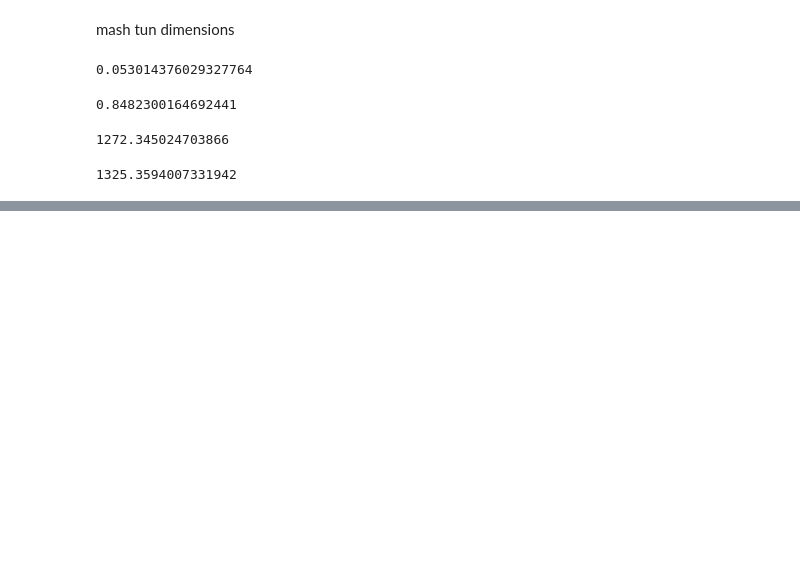
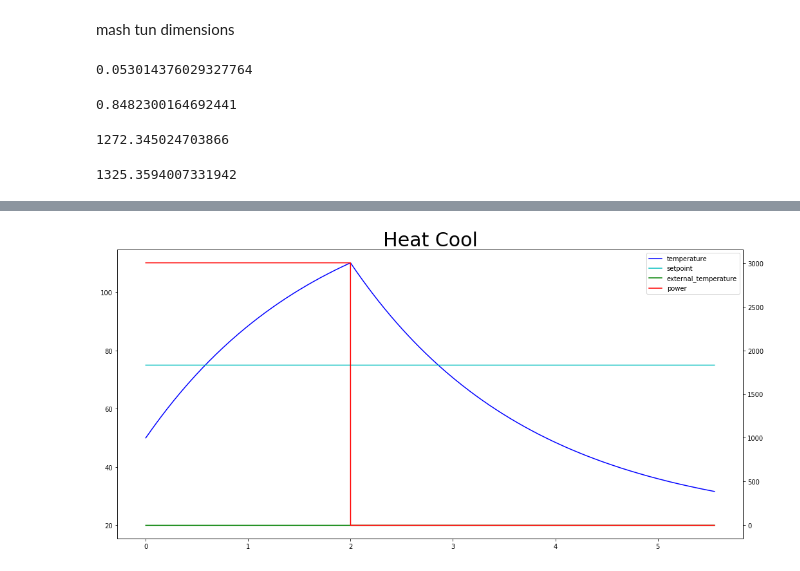
Before and after one commit to mabrek/controllers-2018, a Jupyter notebook: controllers.ipynb, the cells around one changed output, grey strips where cells are left out. Saved outputs shown, nothing was run; the diff lists cells and outputs as text; code cells hidden in the pictures; blank space fills up the shorter version.

```diff
--- a/controllers.ipynb
+++ b/controllers.ipynb
@@ -102,0 +102,10 @@ ani.save("test.gif", writer="imagemagick", dpi=100, fps=25)
+# %%
+left_columns = ['temperature', 'setpoint', 'external_temperature']
+left_colors = ['b', 'c', 'g']
+
+right_columns = ['power']
+right_colors = ['r']
+
+save_animation(data, left_columns, left_colors, right_columns, right_colors, 'Heat Cool')
+# %% [output]
+[figure, added]
```
Also changed, not shown: parts of 5 cells of this notebook, 1 other file.
